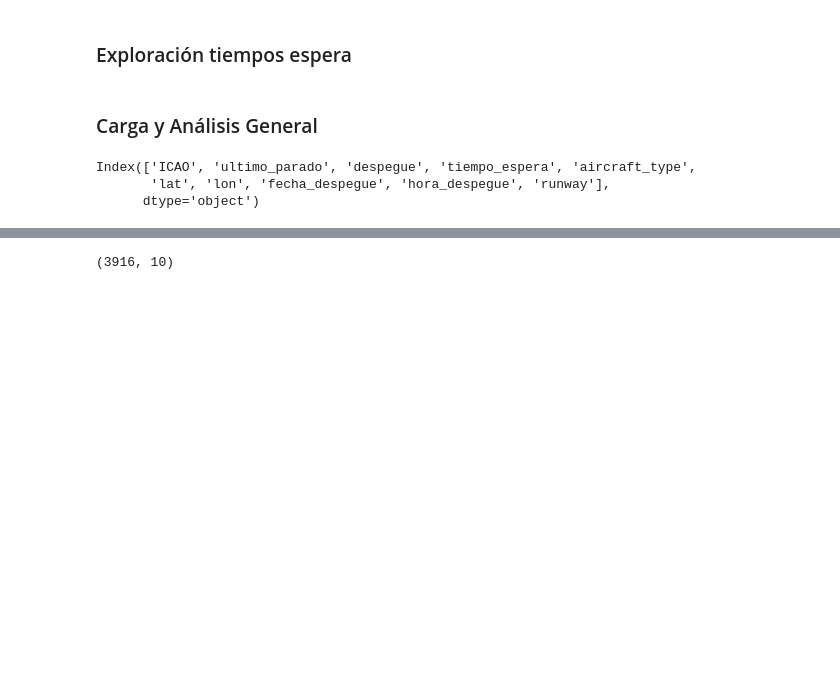
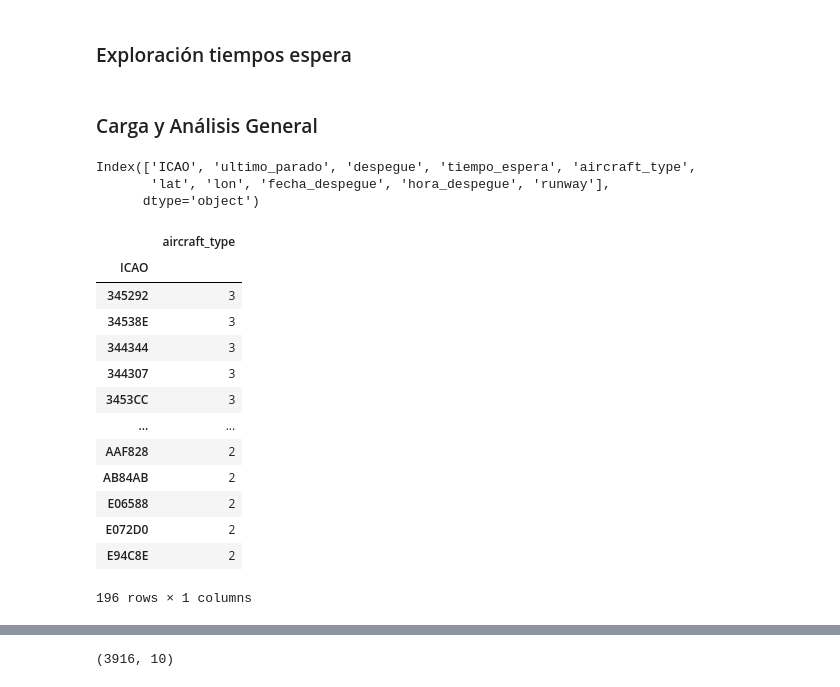
Before and after one commit to artemvarucm/PD2, a Jupyter notebook: src/exploracion/ALL_exploracion_tiempos_espera.ipynb, the cells around one changed output, grey strips where cells are left out. Cells and saved outputs as stored; diff of their text form; code cells hidden in the pictures; blank space fills up the shorter version.

```diff
--- a/src/exploracion/ALL_exploracion_tiempos_espera.ipynb
+++ b/src/exploracion/ALL_exploracion_tiempos_espera.ipynb
@@ -12,3 +12,23 @@ df.columns
 Index(['ICAO', 'ultimo_parado', 'despegue', 'tiempo_espera', 'aircraft_type',
        'lat', 'lon', 'fecha_despegue', 'hora_despegue', 'runway'],
       dtype='object')
+# %%
+icaos_con_varios_tipos = df[['ICAO', 'aircraft_type']].drop_duplicates()
+icaos_con_varios_tipos = icaos_con_varios_tipos.groupby('ICAO').agg({'aircraft_type': 'count'})
+icaos_con_varios_tipos = icaos_con_varios_tipos[icaos_con_varios_tipos['aircraft_type'] > 1]
+icaos_con_varios_tipos.sort_values(by='aircraft_type', ascending=False)
+# %% [output]
+|  | aircraft_type |
+| ICAO |  |
+| 345292 | 3 |
+| 34538E | 3 |
+| 344344 | 3 |
+| 344307 | 3 |
+| 3453CC | 3 |
+| ... | ... |
+| AAF828 | 2 |
+| AB84AB | 2 |
+| E06588 | 2 |
+| E072D0 | 2 |
+| E94C8E | 2 |
+196 rows × 1 columns
```
Also changed, not shown: parts of 2 cells of this notebook, 1 other file.
